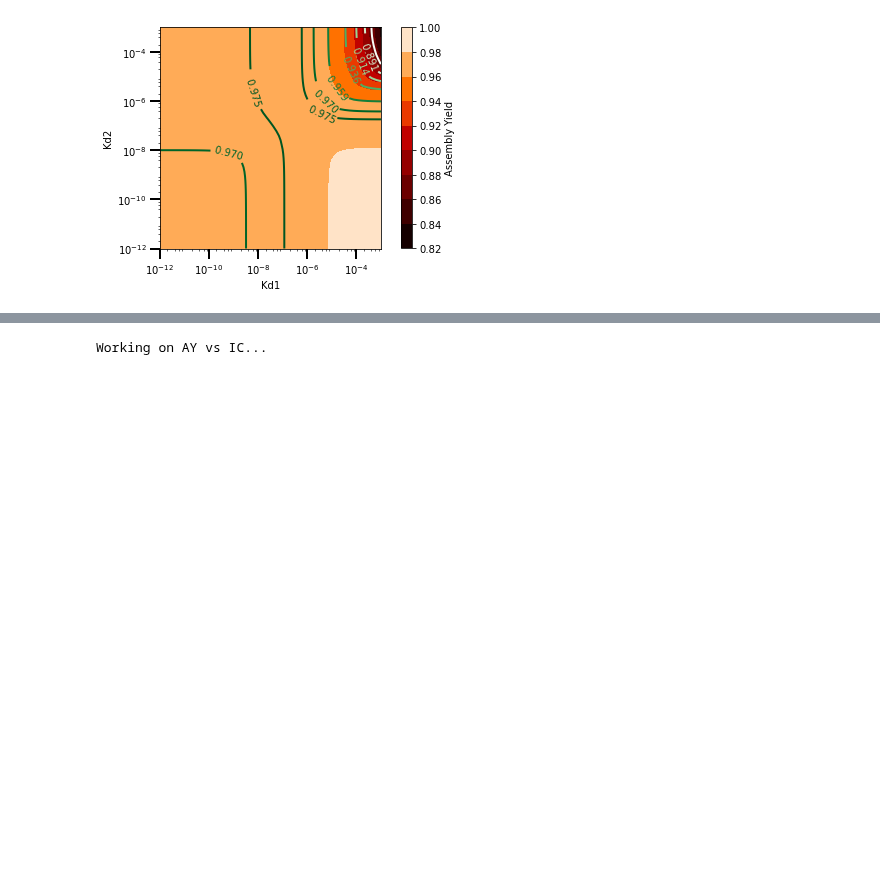
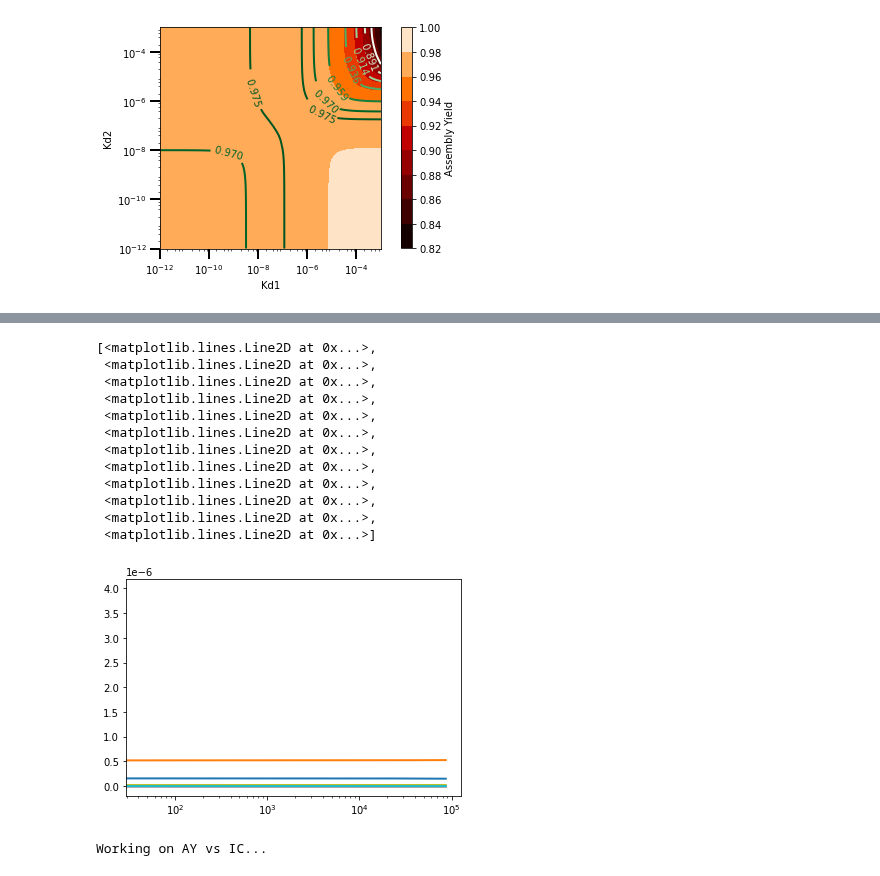
Before and after one commit to llagunes-324B21/Persephone_SR, a Jupyter notebook: May_2022/LL_SR_05_2022.ipynb, the cells around one changed output, grey strips where cells are left out. Saved outputs shown, nothing was run; the diff lists cells and outputs as text; code cells hidden in the pictures; blank space fills up the shorter version.

```diff
--- a/May_2022/LL_SR_05_2022.ipynb
+++ b/May_2022/LL_SR_05_2022.ipynb
@@ -1308,3 +1310,19 @@ The PostScript backend does not support transparency; partially transparent arti
+# %%
+plt.semilogx(tVec,solution_1,'-',linewidth=2)
+# %% [output]
+[<matplotlib.lines.Line2D at 0x...>,
+ <matplotlib.lines.Line2D at 0x...>,
+ <matplotlib.lines.Line2D at 0x...>,
+ <matplotlib.lines.Line2D at 0x...>,
+ <matplotlib.lines.Line2D at 0x...>,
+ <matplotlib.lines.Line2D at 0x...>,
+ <matplotlib.lines.Line2D at 0x...>,
+ <matplotlib.lines.Line2D at 0x...>,
+ <matplotlib.lines.Line2D at 0x...>,
+ <matplotlib.lines.Line2D at 0x...>,
+ <matplotlib.lines.Line2D at 0x...>,
+ <matplotlib.lines.Line2D at 0x...>]
+[figure, added]
 # %%
 # ---------------------------------------------------
 # --- Plot AY vs IC no synth/deg---
```
Also changed, not shown: parts of 2 cells of this notebook.
